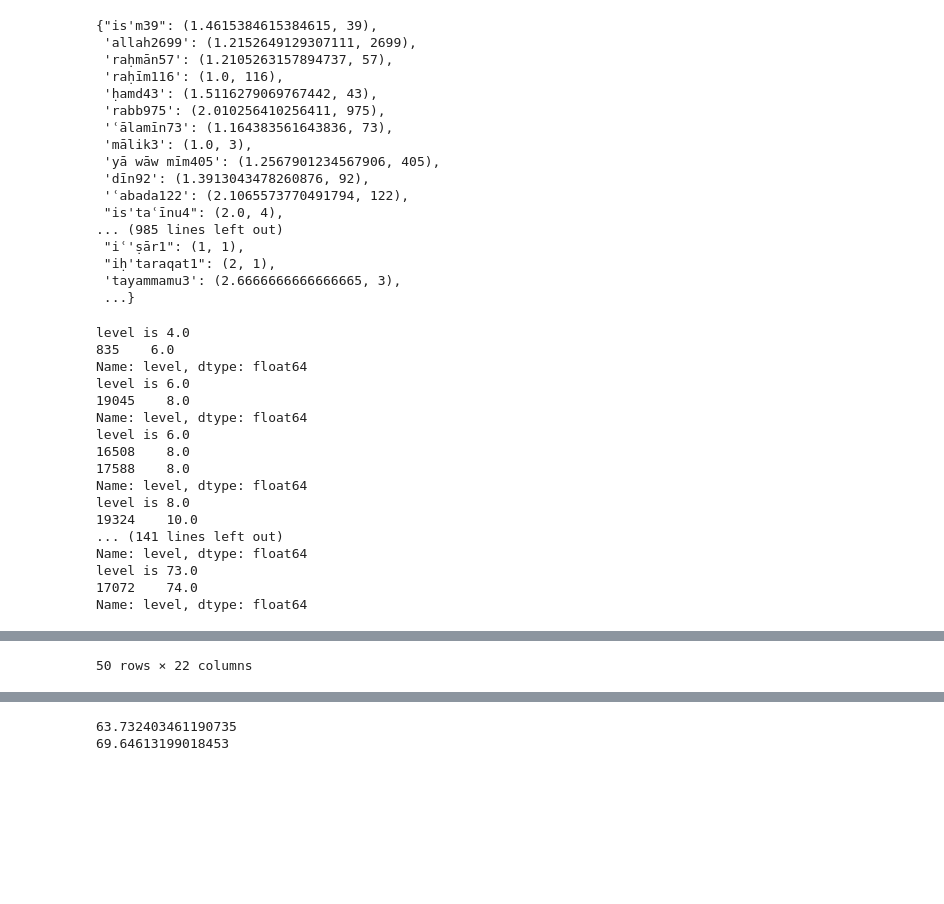
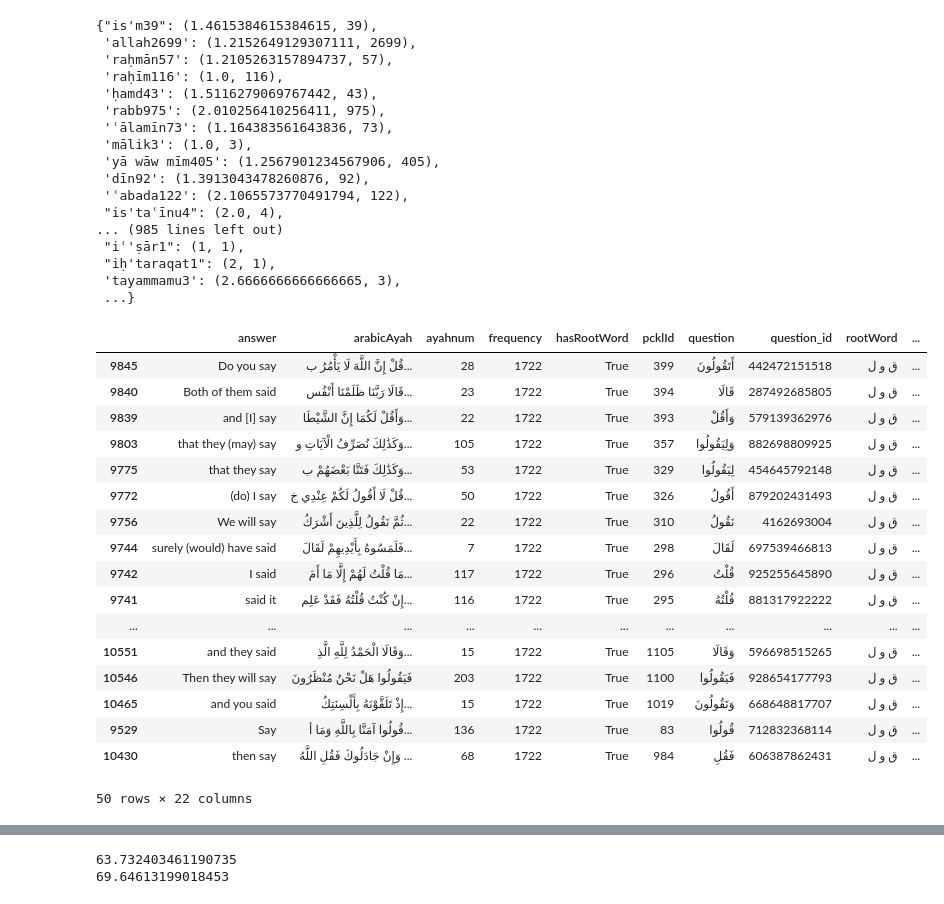
Before and after one commit to sayemmh/project-zayd-api, a Jupyter notebook: wazn_levels-Copy1.ipynb, the cells around one changed output, grey strips where cells are left out. Saved outputs shown, nothing was run; the diff lists cells and outputs as text; code cells hidden in the pictures; blank space fills up the shorter version.

```diff
--- a/wazn_levels-Copy1.ipynb
+++ b/wazn_levels-Copy1.ipynb
@@ -367,36 +365,37 @@ morph_dict
 # %%
 swl_verb = surah_df.merge(verb_levels).copy(deep=True)
 
 swl_verb = swl_verb.drop_duplicates(['waznId', 'tlit', 'waznEnglish', 'question'])
 swl_verb = swl_verb.drop_duplicates(['tlit'])
 swl_verb = swl_verb.sort_values(by='level', ascending=True)
-for i in range(len(swl_verb) - 15):
-    row = swl_verb.iloc[i]
-    word_id = row['rootWordId']
-    level = row['level']
-    next_levels = swl_verb.loc[(swl_verb['level'] == (level + 1)) | (swl_verb['level'] == (level + 2))]
-    common = next_levels.loc[next_levels['rootWordId'] == word_id]
-    if len(common) > 0:
-        print('level is ' + str(level))
-        print(word_id)
-        print(common['level'])
+#for i in range(len(swl_verb) - 15):
+ #   row = swl_verb.iloc[i]
+  #  word_id = row['rootWordId']
+   # level = row['level']
+    #next_levels = swl_verb.loc[(swl_verb['level'] == (level + 1)) | (swl_verb['level'] == (level + 2))]
+    #common = next_levels.loc[next_levels['rootWordId'] == word_id]
+    #if len(common) > 0:
+     #   print('level is ' + str(level))
+      #  print(word_id)
+       # print(common['level'])
 swl_verb.head(50)
 # len(swl)
 # %% [output]
+|  | answer | arabicAyah | ayahnum | frequency | hasRootWord | pcklId | question | question_id | rootWord | ... |
+| 9845 | Do you say | قُلْ إِنَّ اللَّهَ لَا يَأْمُرُ ب... | 28 | 1722 | True | 399 | أَتَقُولُونَ | 442472151518 | ق و ل | ... |
+| 9840 | Both of them said | قَالَا رَبَّنَا ظَلَمْنَا أَنْفُس... | 23 | 1722 | True | 394 | قَالَا | 287492685805 | ق و ل | ... |
+| 9839 | and [I] say | وَأَقُلْ لَكُمَا إِنَّ الشَّيْطَا... | 22 | 1722 | True | 393 | وَأَقُلْ | 579139362976 | ق و ل | ... |
+| 9803 | that they (may) say | وَكَذَٰلِكَ نُصَرِّفُ الْآيَاتِ و... | 105 | 1722 | True | 357 | وَلِيَقُولُوا | 882698809925 | ق و ل | ... |
+| 9775 | that they say | وَكَذَٰلِكَ فَتَنَّا بَعْضَهُمْ ب... | 53 | 1722 | True | 329 | لِيَقُولُوا | 454645792148 | ق و ل | ... |
+| 9772 | (do) I say | قُلْ لَا أَقُولُ لَكُمْ عِنْدِي خ... | 50 | 1722 | True | 326 | أَقُولُ | 879202431493 | ق و ل | ... |
+| 9756 | We will say | ثُمَّ نَقُولُ لِلَّذِينَ أَشْرَكُ... | 22 | 1722 | True | 310 | نَقُولُ | 4162693004 | ق و ل | ... |
+| 9744 | surely (would) have said | فَلَمَسُوهُ بِأَيْدِيهِمْ لَقَالَ... | 7 | 1722 | True | 298 | لَقَالَ | 697539466813 | ق و ل | ... |
+| 9742 | I said | مَا قُلْتُ لَهُمْ إِلَّا مَا أَمَ... | 117 | 1722 | True | 296 | قُلْتُ | 925255645890 | ق و ل | ... |
+| 9741 | said it | إِنْ كُنْتُ قُلْتُهُ فَقَدْ عَلِم... | 116 | 1722 | True | 295 | قُلْتُهُ | 881317922222 | ق و ل | ... |
+| ... | ... | ... | ... | ... | ... | ... | ... | ... | ... | ... |
+| 10551 | and they said | وَقَالَا الْحَمْدُ لِلَّهِ الَّذِ... | 15 | 1722 | True | 1105 | وَقَالَا | 596698515265 | ق و ل | ... |
+| 10546 | Then they will say | فَيَقُولُوا هَلْ نَحْنُ مُنْظَرُونَ | 203 | 1722 | True | 1100 | فَيَقُولُوا | 928654177793 | ق و ل | ... |
+| 10465 | and you said | إِذْ تَلَقَّوْنَهُ بِأَلْسِنَتِكُ... | 15 | 1722 | True | 1019 | وَتَقُولُونَ | 668648817707 | ق و ل | ... |
+| 9529 | Say | قُولُوا آمَنَّا بِاللَّهِ وَمَا أ... | 136 | 1722 | True | 83 | قُولُوا | 712832368114 | ق و ل | ... |
+| 10430 | then say | وَإِنْ جَادَلُوكَ فَقُلِ اللَّهُ ... | 68 | 1722 | True | 984 | فَقُلِ | 606387862431 | ق و ل | ... |
-level is 4.0
-835    6.0
-Name: level, dtype: float64
-level is 6.0
-19045    8.0
-Name: level, dtype: float64
-level is 6.0
-16508    8.0
-17588    8.0
-Name: level, dtype: float64
-level is 8.0
-19324    10.0
-... (141 lines left out)
-Name: level, dtype: float64
-level is 73.0
-17072    74.0
-Name: level, dtype: float64
+50 rows × 22 columns
@@ -420,4 +402,3 @@ Name: level, dtype: float64
-50 rows × 22 columns
 # %%
 swl_other = surah_df.merge(other_levels).copy(deep=True)
 swl_other = swl_other.drop_duplicates(['waznId', 'tlit', 'waznEnglish', 'question'])
```
Also changed, not shown: parts of 12 cells of this notebook, 1 other file.
